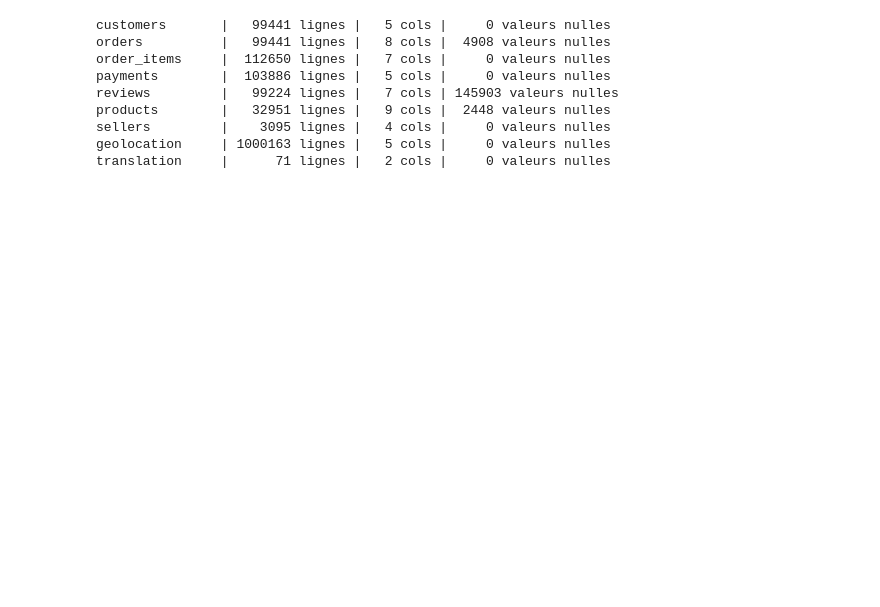
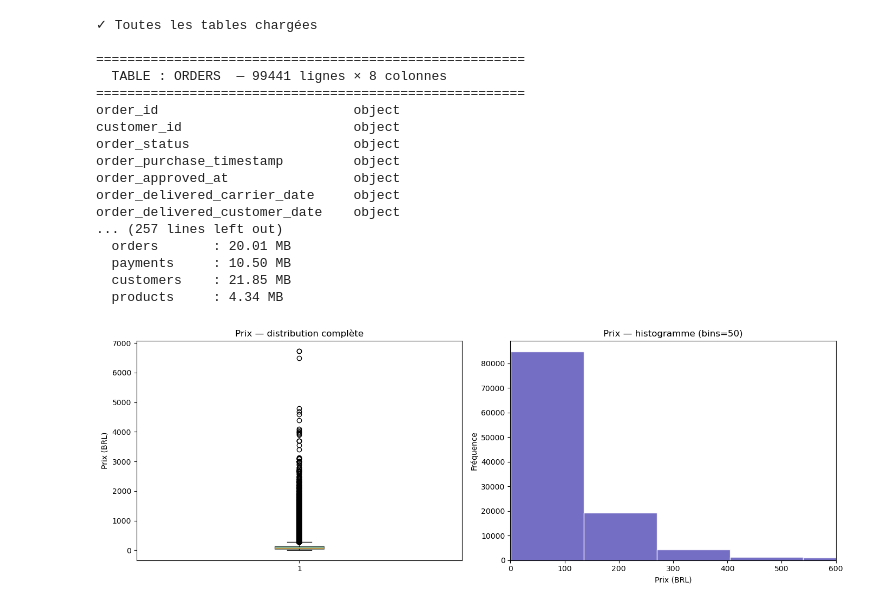
Before and after one commit to OUSSAMA-IKEN/ecommerce-analysis, a Jupyter notebook: notebooks/01_data_cleaning.ipynb, the cells around one changed output. Drawn from its saved outputs; the diff is of its cells as text; code cells hidden in the pictures; blank space fills up the shorter version.

Commit message:
milestone-1: data cleaning complet + refactoring utils.py

```diff
--- a/notebooks/01_data_cleaning.ipynb
+++ b/notebooks/01_data_cleaning.ipynb
@@ -1,36 +1,47 @@
 # %%
-import pandas as pd
-import os
+# En haut de chaque notebook — import unique
+import sys
+sys.path.append('..')
+from src.utils import *
 
-# Charger tous les fichiers et afficher un résumé rapide
-path = '../data/raw/'
+# Audit
+audit_table('orders', orders)
+rapport_nulls({'orders': orders, 'items': items})
 
-files = {
-    'customers':    'olist_customers_dataset.csv',
-    'orders':       'olist_orders_dataset.csv',
-    'order_items':  'olist_order_items_dataset.csv',
-    'payments':     'olist_order_payments_dataset.csv',
-    'reviews':      'olist_order_reviews_dataset.csv',
-    'products':     'olist_products_dataset.csv',
-    'sellers':      'olist_sellers_dataset.csv',
-    'geolocation':  'olist_geolocation_dataset.csv',
-    'translation':  'product_category_name_translation.csv'
-}
+# Nettoyage
+orders = convertir_dates(orders, ['order_purchase_timestamp',
+                                   'order_approved_at',
+                                   'order_delivered_customer_date'])
 
-# -----------DATA AUDIT----------
-for name, file in files.items():
-    df = pd.read_csv(path + file)
-    nulls = df.isnull().sum().sum()
-    print(f"{name:15} | {df.shape[0]:>7} lignes | {df.shape[1]:>3} cols | {nulls:>5} valeurs nulles")
+products = imputer_mediane(products, ['product_weight_g',
+                                       'product_length_cm'])
 
-#
+# Outliers
+items, b_low, b_high = detecter_outliers_iqr(items, 'price')
+
+# Visualisation
+plot_boxplot_hist(items, 'price',
+                  save_path='../reports/figures/prix.png',
+                  xlim=(0, 500))
+
+# Export
+exporter_tables({'orders': orders, 'items': items}, '../data/processed')
 # %% [output]
-customers       |   99441 lignes |   5 cols |     0 valeurs nulles
-orders          |   99441 lignes |   8 cols |  4908 valeurs nulles
-order_items     |  112650 lignes |   7 cols |     0 valeurs nulles
-payments        |  103886 lignes |   5 cols |     0 valeurs nulles
-reviews         |   99224 lignes |   7 cols | 145903 valeurs nulles
-products        |   32951 lignes |   9 cols |  2448 valeurs nulles
-sellers         |    3095 lignes |   4 cols |     0 valeurs nulles
-geolocation     | 1000163 lignes |   5 cols |     0 valeurs nulles
-translation     |      71 lignes |   2 cols |     0 valeurs nulles
+✓ Toutes les tables chargées
+
+=======================================================
+  TABLE : ORDERS  — 99441 lignes × 8 colonnes
+=======================================================
+order_id                         object
+customer_id                      object
+order_status                     object
+order_purchase_timestamp         object
+order_approved_at                object
+order_delivered_carrier_date     object
+order_delivered_customer_date    object
+... (257 lines left out)
+  orders       : 20.01 MB
+  payments     : 10.50 MB
+  customers    : 21.85 MB
+  products     : 4.34 MB
+[figure, added]
```
Also changed, not shown: parts of 1 cell of this notebook, 8 other files.
